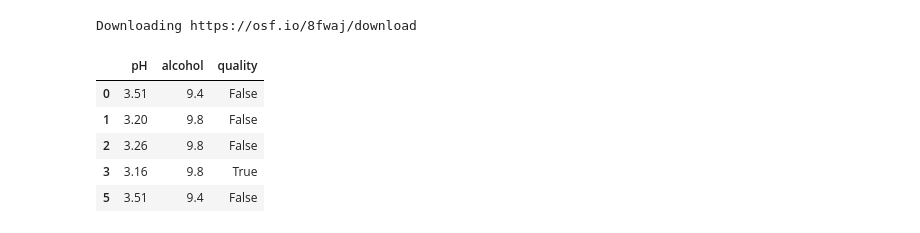
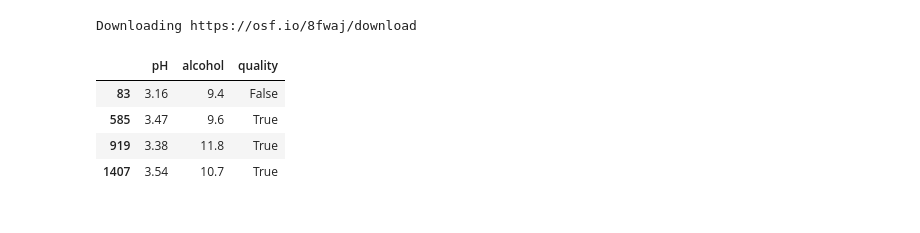
Before and after one commit to jeroenvuurens/pipetorch, a Jupyter notebook: markdown/Data.ipynb, the cells around one changed output. Drawn from its saved outputs; the diff is of its cells as text; code cells hidden in the pictures.

```diff
--- a/markdown/Data.ipynb
+++ b/markdown/Data.ipynb
@@ -688,15 +908,14 @@ To prepare the data as a numpy array, you can access the properties `.train_X`,
 # %%
 wine = DFrame.read_csv('https://osf.io/8fwaj/download')
-wine = wine[['pH', 'alcohol', 'quality']].scale().split(0.2)
+wine = wine[['pH', 'alcohol', 'quality']].scale().split(0.997)
 wine.quality = wine.quality > 5
 # %% [output]
 Downloading https://osf.io/8fwaj/download
 # %%
-wine.train[:5]
+wine.train
 # %% [output]
 |  | pH | alcohol | quality |
-| 0 | 3.51 | 9.4 | False |
-| 1 | 3.20 | 9.8 | False |
-| 2 | 3.26 | 9.8 | False |
-| 3 | 3.16 | 9.8 | True |
-| 5 | 3.51 | 9.4 | False |
+| 83 | 3.16 | 9.4 | False |
+| 585 | 3.47 | 9.6 | True |
+| 919 | 3.38 | 11.8 | True |
+| 1407 | 3.54 | 10.7 | True |
```
Also changed, not shown: parts of 45 cells of this notebook, 41 other files.
